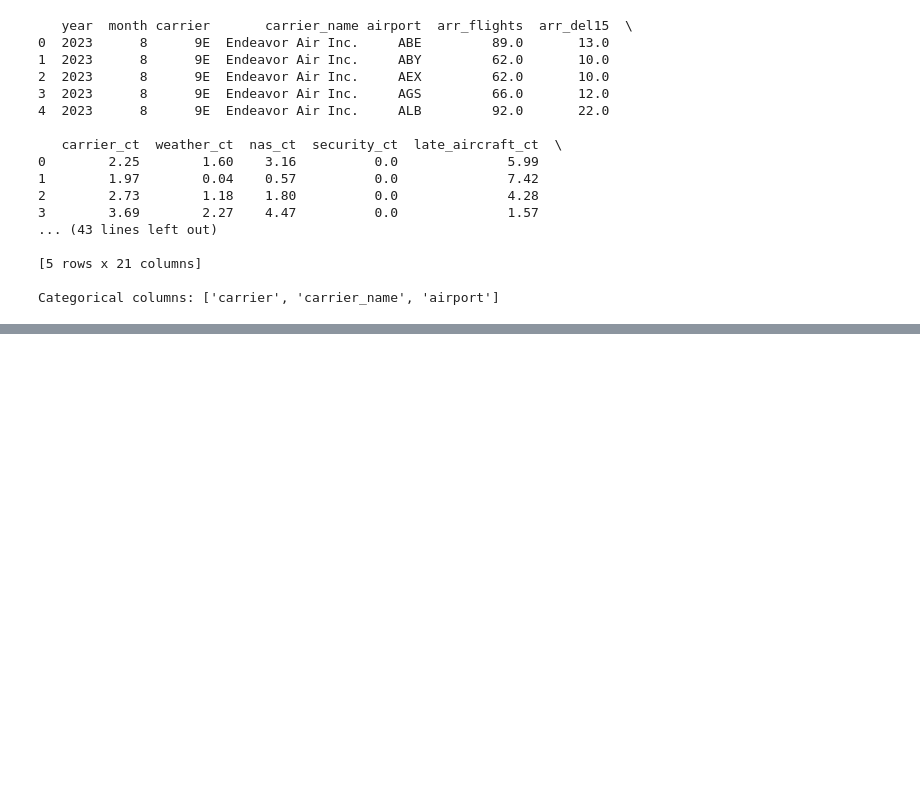
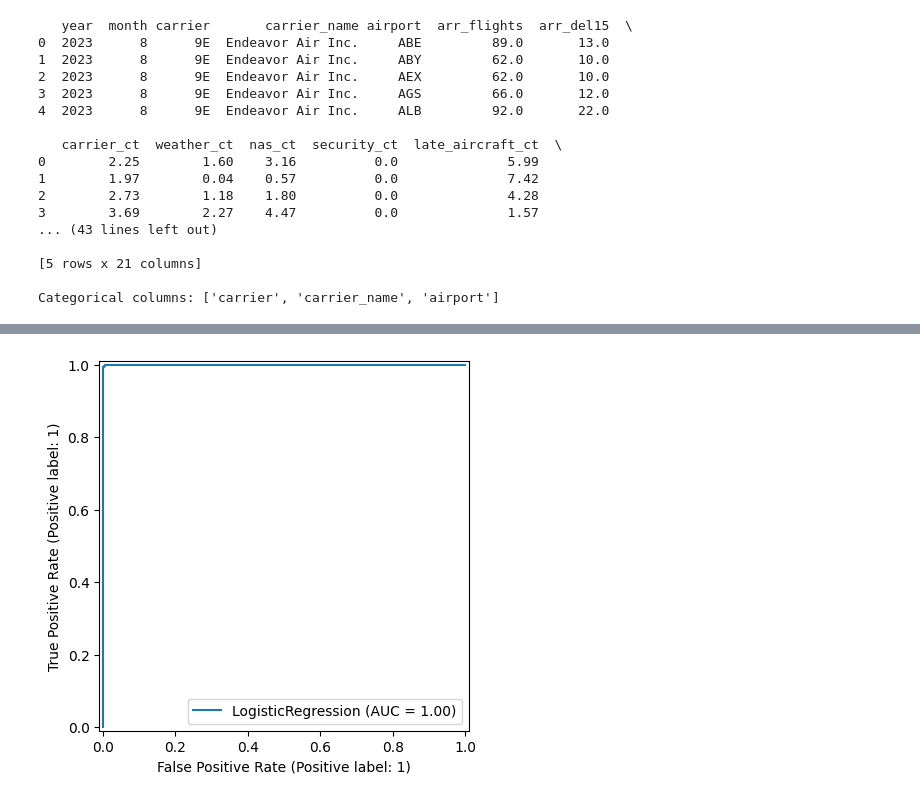
Before and after one commit to aausti25/DS3000-Group-11, a Jupyter notebook: LogisticRegression.ipynb, the cells around one changed output, grey strips where cells are left out. Drawn from its saved outputs; the diff is of its cells as text; code cells hidden in the pictures; blank space fills up the shorter version.

```diff
--- a/LogisticRegression.ipynb
+++ b/LogisticRegression.ipynb
@@ -130,0 +141,6 @@ Training + prediction time (s): 3.4940
+# %%
+# Plot ROC Curve for Logistic Regression
+RocCurveDisplay.from_estimator(log_reg, X_test_cls_scaled, y_test_cls)
+plt.show()
+# %% [output]
+[figure, added]
```
Also changed, not shown: parts of 4 cells of this notebook.
